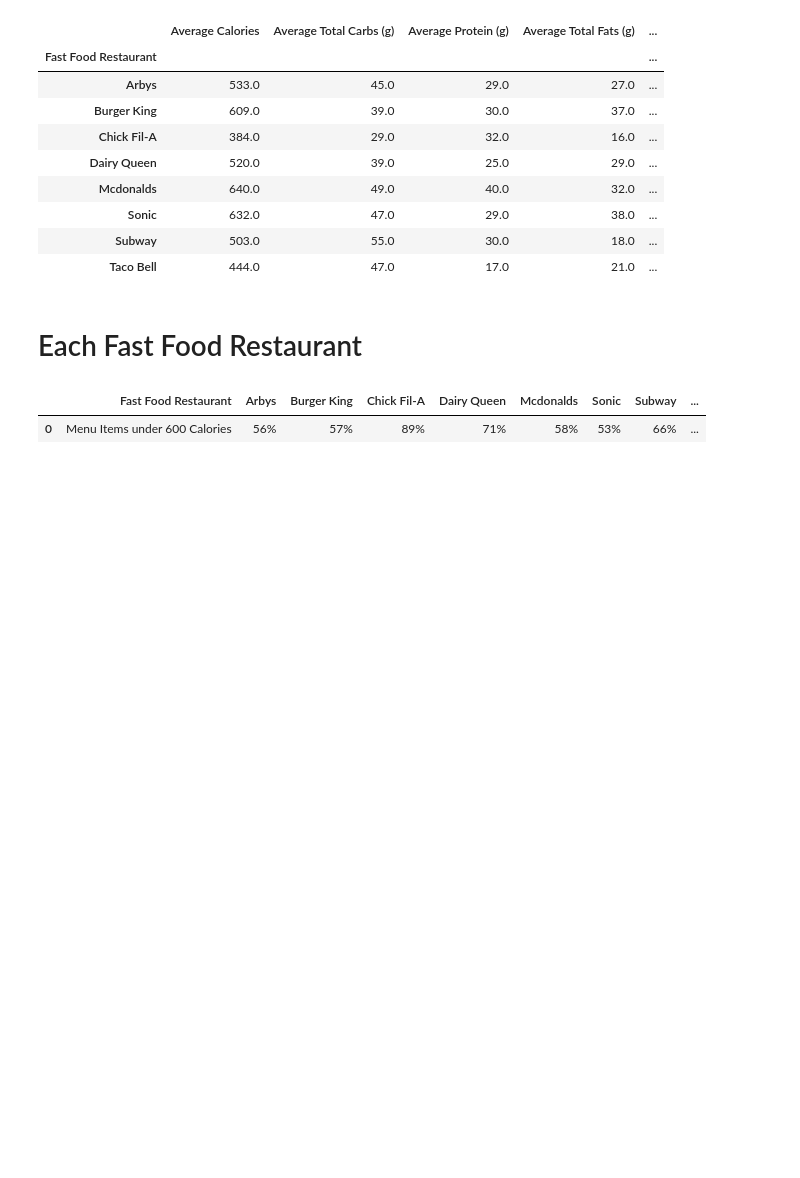
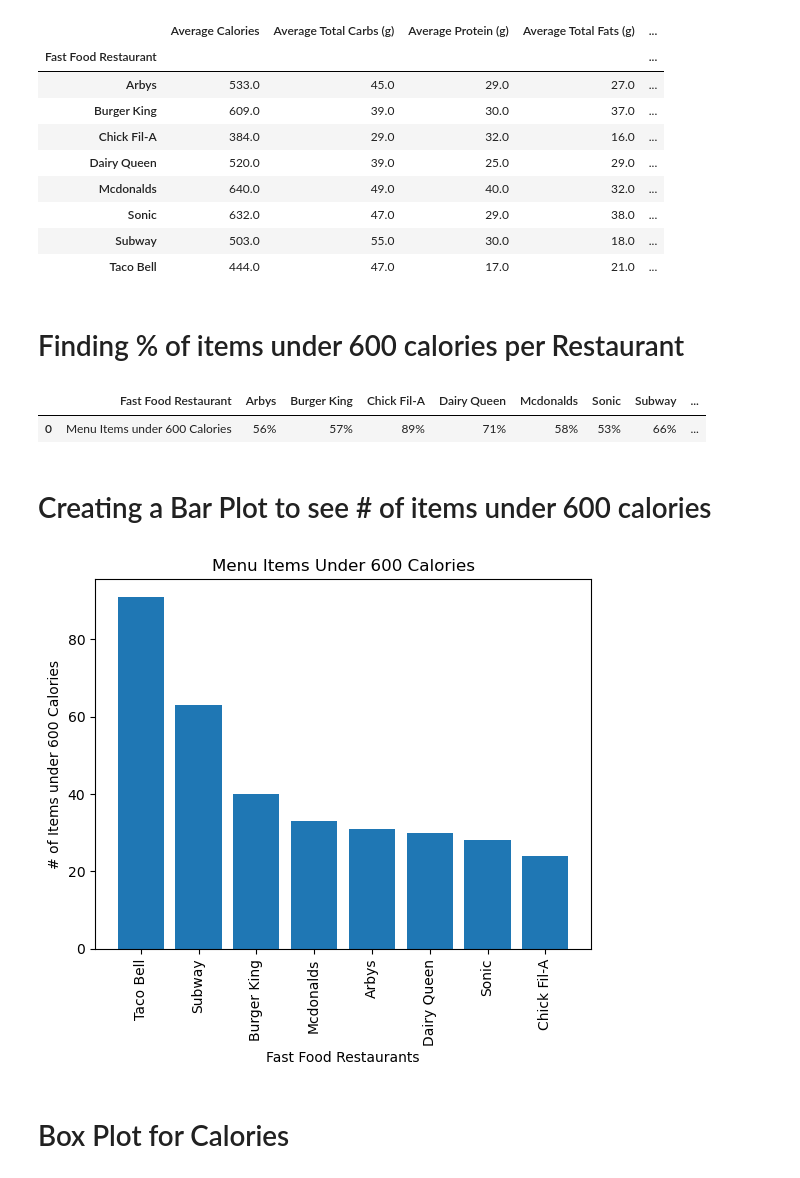
Before and after one commit to briortega99/best-friday-night, a Jupyter notebook: Healthier Fast Food Option.ipynb, the cells around one changed output. Saved outputs shown, nothing was run; the diff lists cells and outputs as text; code cells hidden in the pictures; blank space fills up the shorter version.

Commit message:
Creating Bar charts and Box Plot

```diff
--- a/Healthier Fast Food Option.ipynb
+++ b/Healthier Fast Food Option.ipynb
@@ -138,8 +131,8 @@ each_restaurant
 | Sonic | 632.0 | 47.0 | 29.0 | 38.0 | ... |
 | Subway | 503.0 | 55.0 | 30.0 | 18.0 | ... |
 | Taco Bell | 444.0 | 47.0 | 17.0 | 21.0 | ... |
-# %% [markdown]
-# Each Fast Food Restaurant
+# %% [markdown]
+# Finding % of items under 600 calories per Restaurant
 # %%
 # Finding the percentage of menu items that are under 600 calories from each restaurant
 # Starting off with Arbys
@@ -212,3 +205,19 @@ fast_food_percent
 # %% [output]
 |  | Fast Food Restaurant | Arbys | Burger King | Chick Fil-A | Dairy Queen | Mcdonalds | Sonic | Subway | ... |
 | 0 | Menu Items under 600 Calories | 56% | 57% | 89% | 71% | 58% | 53% | 66% | ... |
+# %% [markdown]
+# Creating a Bar Plot to see # of items under 600 calories
+# %%
+# Create a bar plot using pyplot to showcase how many items a fast food restaurant has that is under 600 calories
+under_calories = organized_copy[(organized_copy['Calories'] <= 600 )]
+restaurant_count = under_calories['Fast Food Restaurant'].value_counts()
+plt.bar(restaurant_count.index.values, restaurant_count.values)
+plt.xlabel('Fast Food Restaurants')
+plt.xticks(rotation=90)
+plt.ylabel('# of Items under 600 Calories')
+plt.title('Menu Items Under 600 Calories')
+plt.show()
+# %% [output]
+[figure, added]
+# %% [markdown]
+# Box Plot for Calories
```
Also changed, not shown: parts of 7 cells of this notebook.
